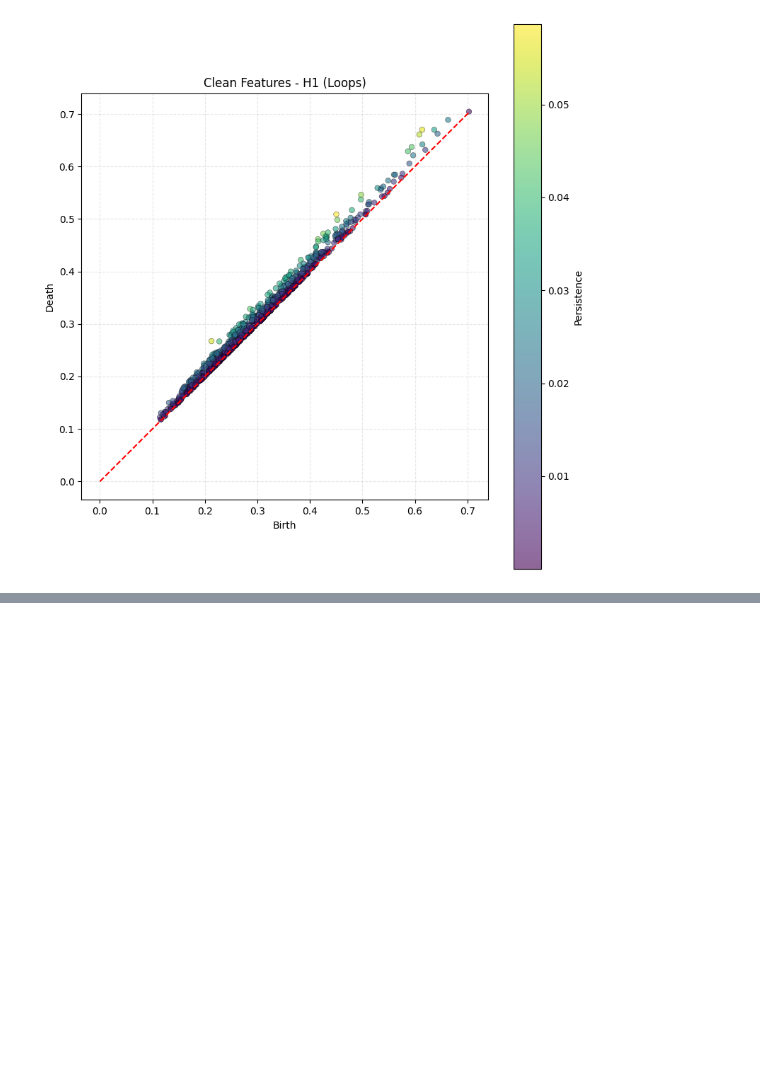
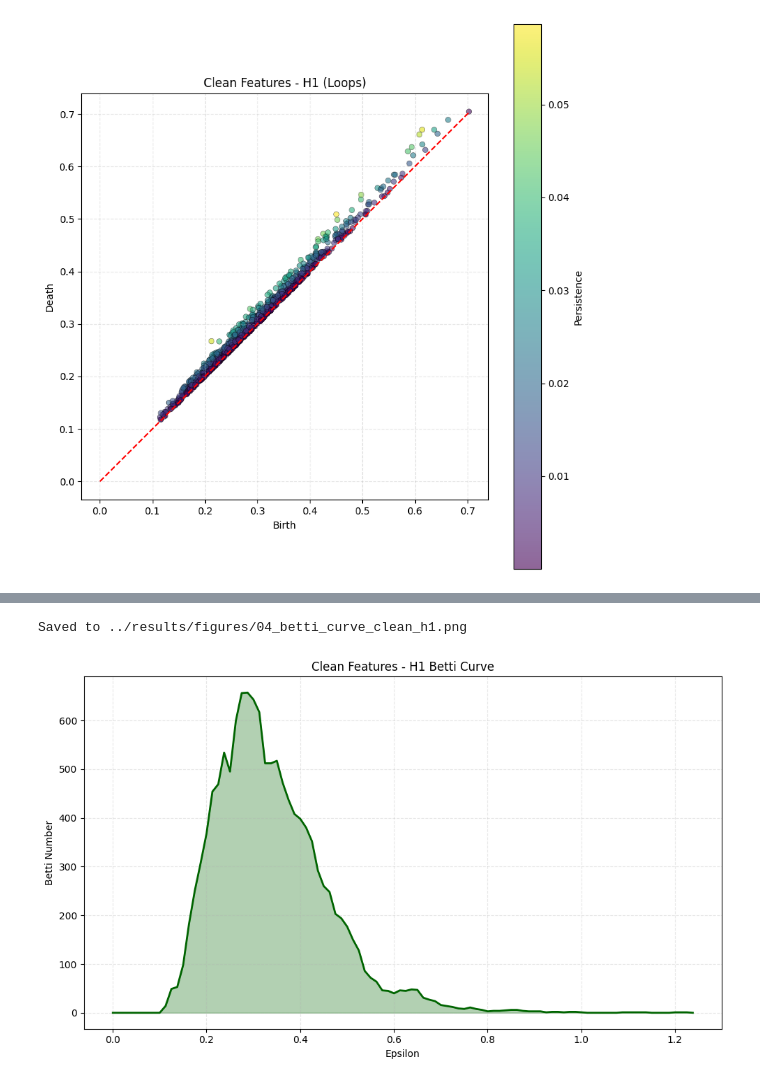
Before and after one commit to ShawarmaOnGit/tda-adversarial-detection, a Jupyter notebook: notebooks/04_tda_analysis.ipynb, the cells around one changed output, grey strips where cells are left out. Drawn from its saved outputs; the diff is of its cells as text; code cells hidden in the pictures; blank space fills up the shorter version.

```diff
--- a/notebooks/04_tda_analysis.ipynb
+++ b/notebooks/04_tda_analysis.ipynb
@@ -167,0 +199,12 @@ Saved to ../results/figures/04_persistence_clean_h1.png
+# %%
+# Plot H1 Betti curve
+plot_betti_curve(
+    epsilons_h1,
+    betti_h1,
+    title="Clean Features - H1 Betti Curve",
+    save_path="../results/figures/04_betti_curve_clean_h1.png",
+    color="darkgreen"
+)
+# %% [output]
+Saved to ../results/figures/04_betti_curve_clean_h1.png
+[figure, added]
```
Also changed, not shown: parts of 3 cells of this notebook, 2 other files.
